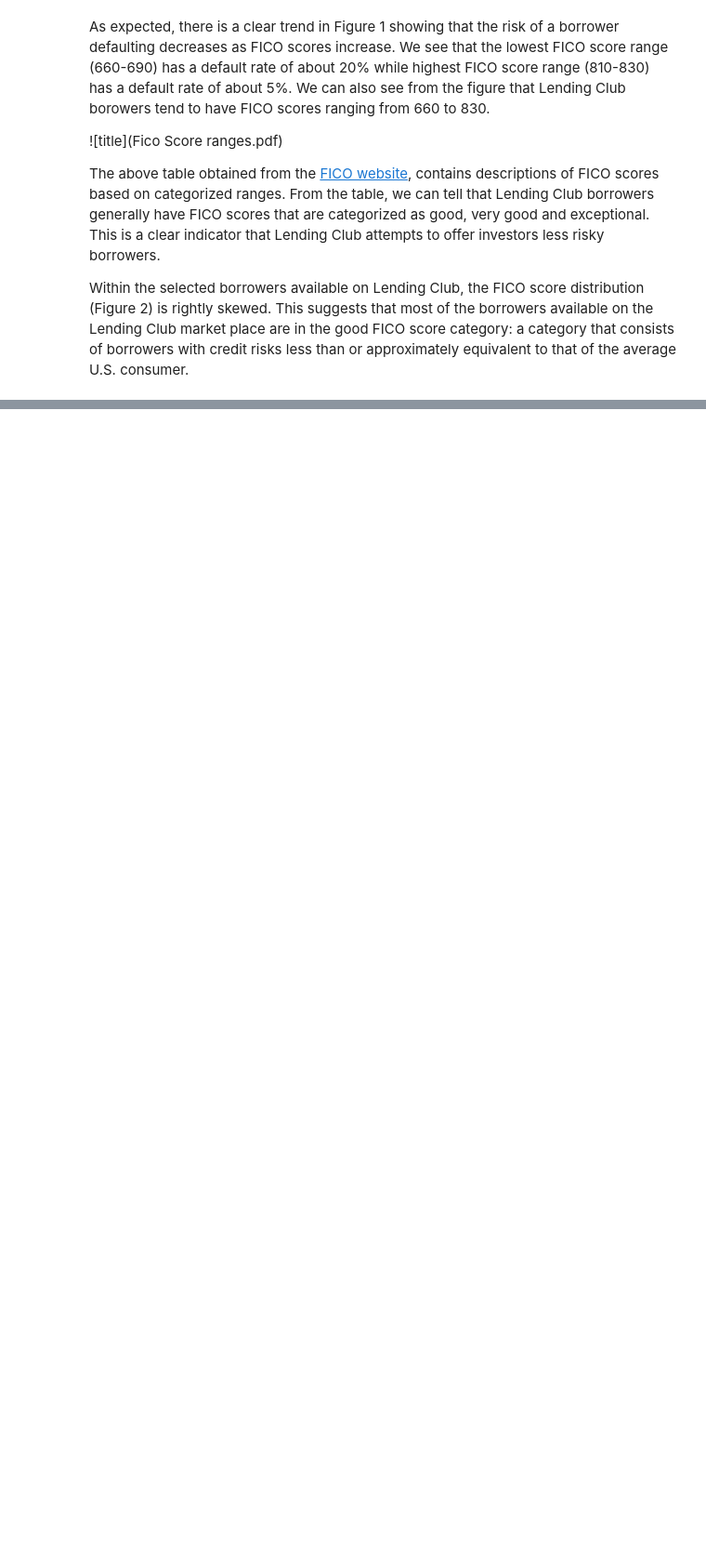
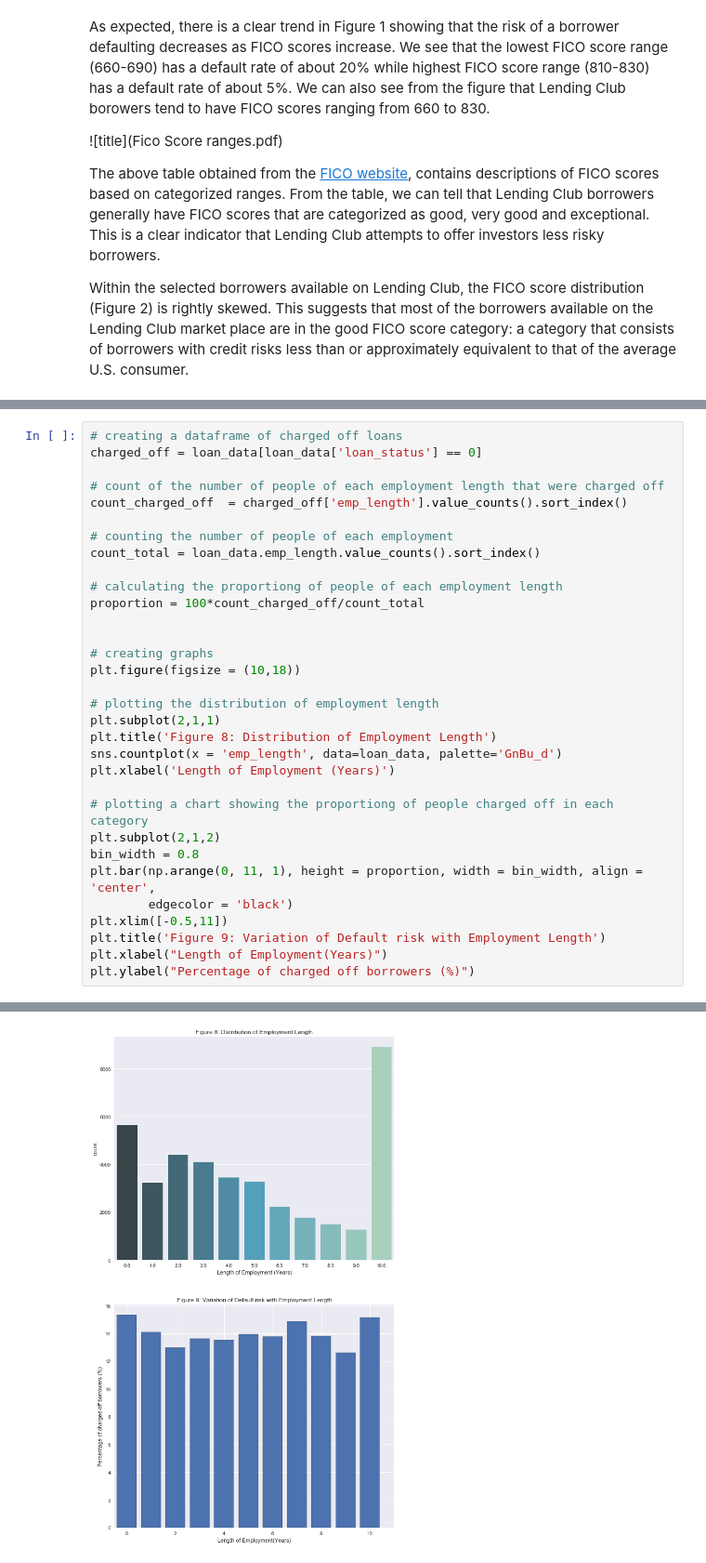
Before and after one commit to paulb17/Springboard, a Jupyter notebook: Capstone Project 1/Data_Exploration.ipynb, the cells around one changed output, grey strips where cells are left out. Shown at 93% size. Drawn from its saved outputs; the diff is of its cells as text; blank space fills up the shorter version.

```diff
--- a/Capstone Project 1/Data_Exploration.ipynb
+++ b/Capstone Project 1/Data_Exploration.ipynb
@@ -364,0 +327,33 @@ From Figure 10 we note that as the loan amount increases, there is a general inc
+# %%
+# creating a dataframe of charged off loans
+charged_off = loan_data[loan_data['loan_status'] == 0]
+
+# count of the number of people of each employment length that were charged off
+count_charged_off  = charged_off['emp_length'].value_counts().sort_index()
+
+# counting the number of people of each employment
+count_total = loan_data.emp_length.value_counts().sort_index()
+
+# calculating the proportiong of people of each employment length
+proportion = 100*count_charged_off/count_total
+
+
+# creating graphs
+plt.figure(figsize = (10,18))
+
+# plotting the distribution of employment length
+plt.subplot(2,1,1)
+plt.title('Figure 8: Distribution of Employment Length')
+sns.countplot(x = 'emp_length', data=loan_data, palette='GnBu_d')
+plt.xlabel('Length of Employment (Years)')
+
+# plotting a chart showing the proportiong of people charged off in each category
+plt.subplot(2,1,2)
+bin_width = 0.8
+plt.bar(np.arange(0, 11, 1), height = proportion, width = bin_width, align = 'center',
+        edgecolor = 'black')
+plt.xlim([-0.5,11])
+plt.title('Figure 9: Variation of Default risk with Employment Length')
+plt.xlabel("Length of Employment(Years)")
+plt.ylabel("Percentage of charged off borrowers (%)")
+# %% [output]
@@ -364,0 +361 @@ From Figure 10 we note that as the loan amount increases, there is a general inc
+[figure, added]
```
Also changed, not shown: parts of 49 cells of this notebook, 3 other files.
